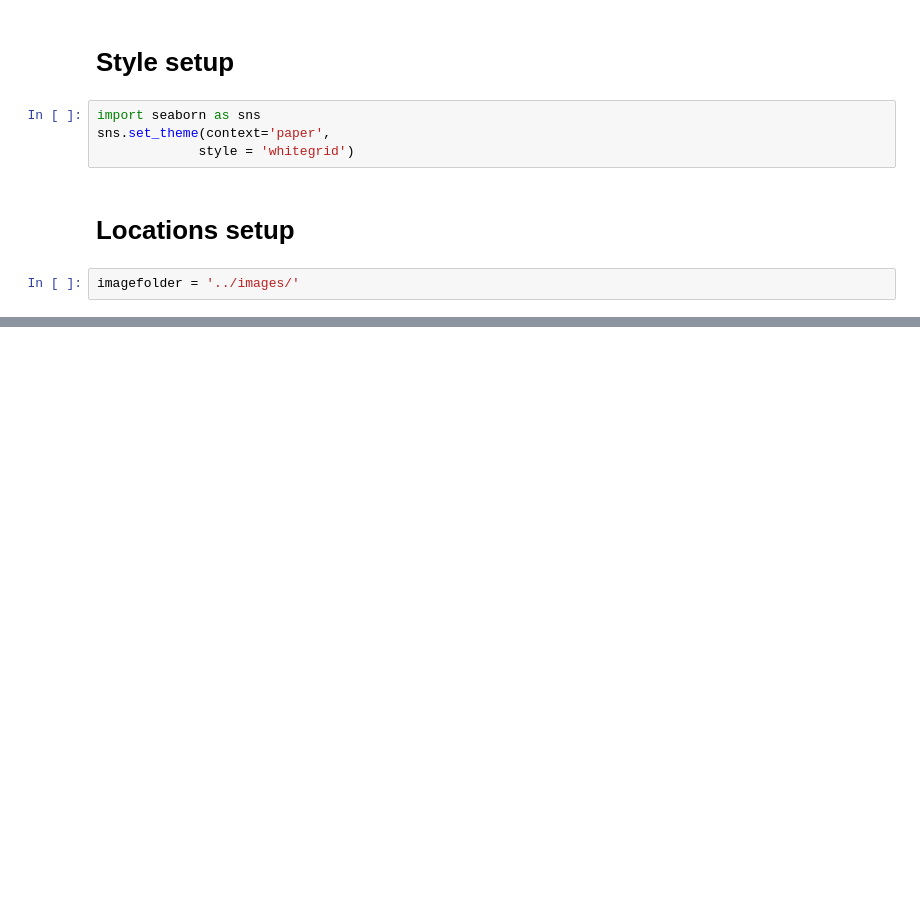
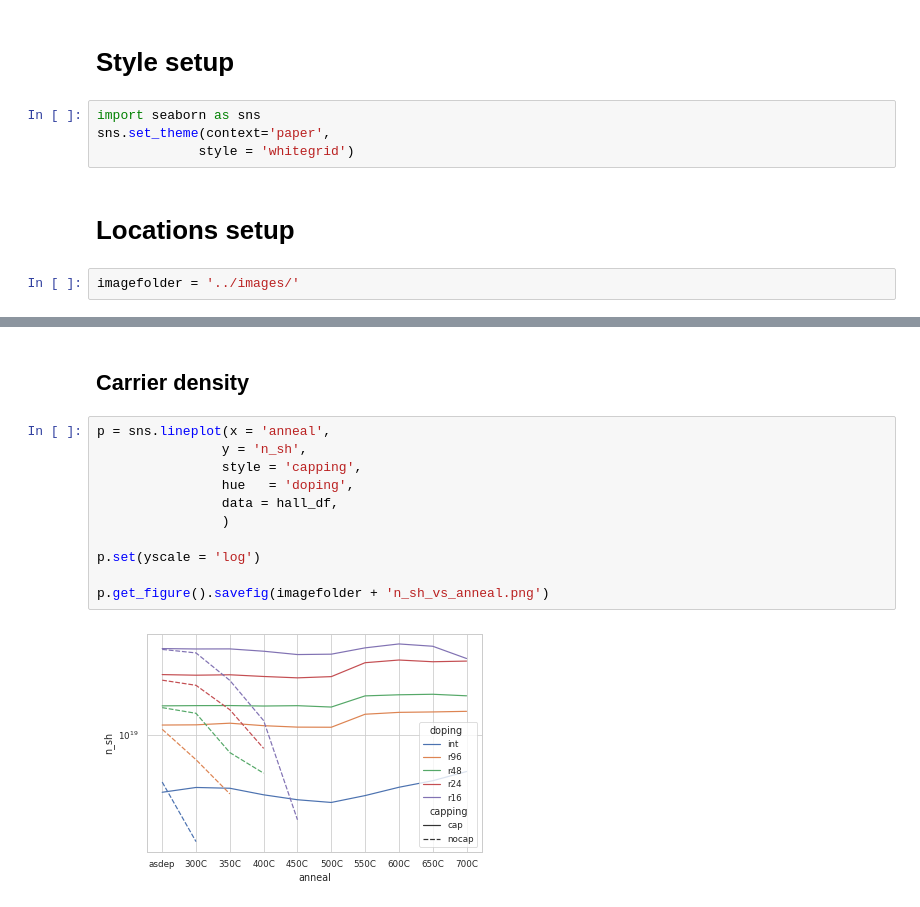
Before and after one commit to peltBartvan/msc-thesis, a Jupyter notebook: scripts/images.ipynb, the cells around one changed output, grey strips where cells are left out. Drawn from its saved outputs; the diff is of its cells as text; blank space fills up the shorter version.

```diff
--- a/scripts/images.ipynb
+++ b/scripts/images.ipynb
@@ -35,0 +58,15 @@ p.get_figure().savefig(imagefolder + 'R_H_vs_anneal.png')
+# %% [markdown]
+## Carrier density
+# %%
+p = sns.lineplot(x = 'anneal',
+                y = 'n_sh',
+                style = 'capping',
+                hue   = 'doping',
+                data = hall_df,
+                )
+
+p.set(yscale = 'log')
+
+p.get_figure().savefig(imagefolder + 'n_sh_vs_anneal.png')
+# %% [output]
+[figure, added]
```
Also changed, not shown: parts of 18 cells of this notebook, 1 other file.
